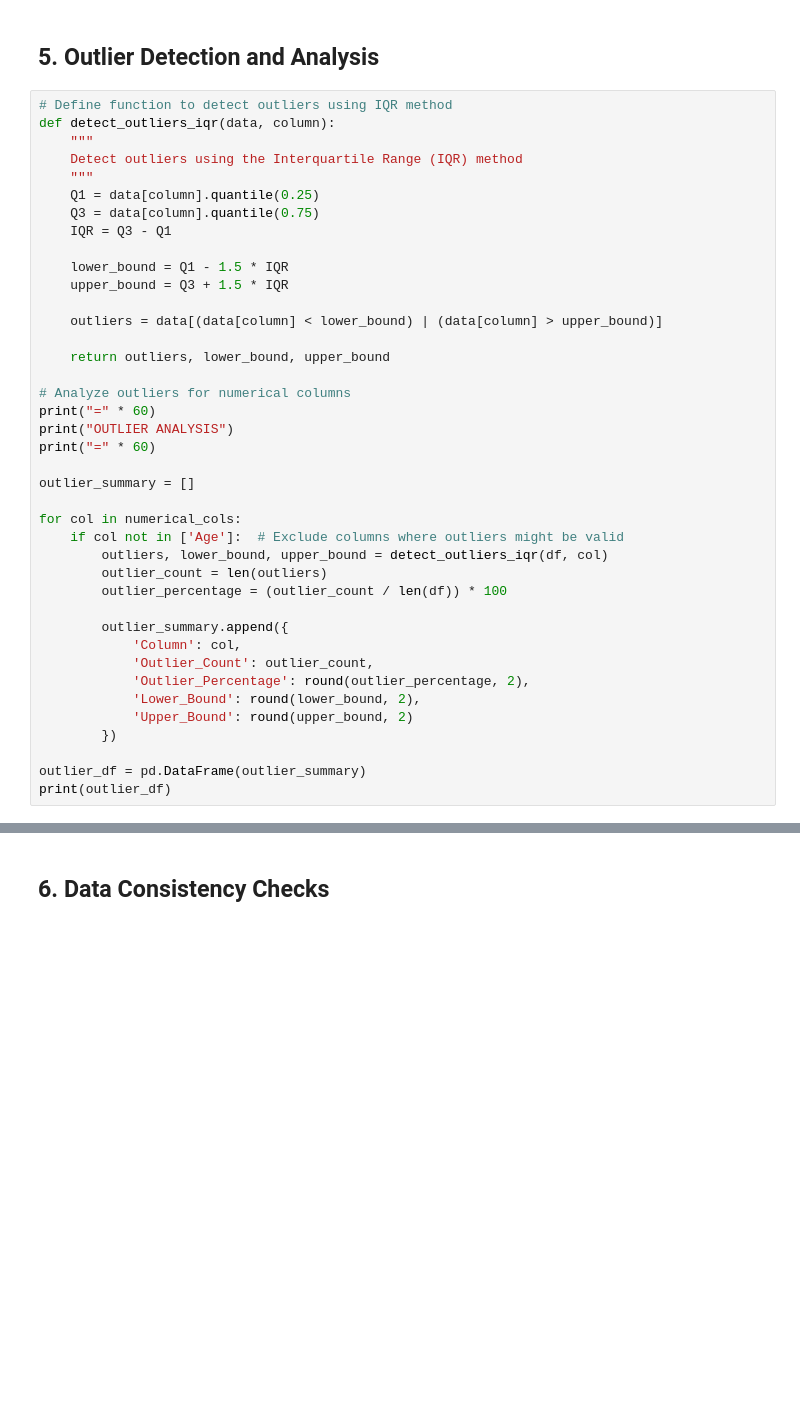
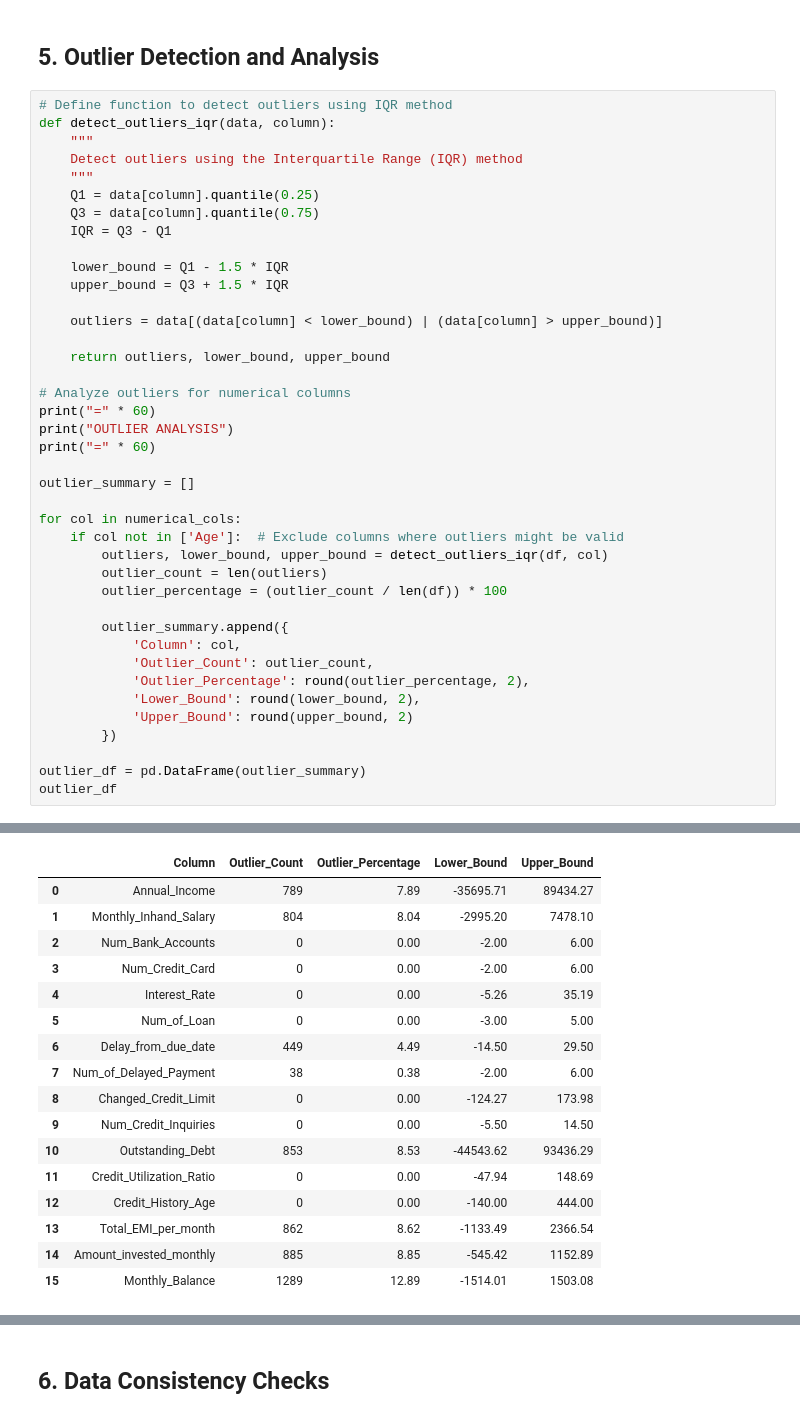
Before and after one commit to SameerRamzan/Credit-Score-Classification-Project, a Jupyter notebook: notebooks/01_data_cleaning.ipynb, the cells around one changed output, grey strips where cells are left out. Drawn from its saved outputs; the diff is of its cells as text; blank space fills up the shorter version.

```diff
--- a/notebooks/01_data_cleaning.ipynb
+++ b/notebooks/01_data_cleaning.ipynb
@@ -236,4 +318,5 @@ for col in numerical_cols:
         })
 
 outlier_df = pd.DataFrame(outlier_summary)
-print(outlier_df)
+outlier_df
+# %% [output]
@@ -240,3 +326,20 @@ print(outlier_df)
+|  | Column | Outlier_Count | Outlier_Percentage | Lower_Bound | Upper_Bound |
+| 0 | Annual_Income | 789 | 7.89 | -35695.71 | 89434.27 |
+| 1 | Monthly_Inhand_Salary | 804 | 8.04 | -2995.20 | 7478.10 |
+| 2 | Num_Bank_Accounts | 0 | 0.00 | -2.00 | 6.00 |
+| 3 | Num_Credit_Card | 0 | 0.00 | -2.00 | 6.00 |
+| 4 | Interest_Rate | 0 | 0.00 | -5.26 | 35.19 |
+| 5 | Num_of_Loan | 0 | 0.00 | -3.00 | 5.00 |
+| 6 | Delay_from_due_date | 449 | 4.49 | -14.50 | 29.50 |
+| 7 | Num_of_Delayed_Payment | 38 | 0.38 | -2.00 | 6.00 |
+| 8 | Changed_Credit_Limit | 0 | 0.00 | -124.27 | 173.98 |
+| 9 | Num_Credit_Inquiries | 0 | 0.00 | -5.50 | 14.50 |
+| 10 | Outstanding_Debt | 853 | 8.53 | -44543.62 | 93436.29 |
+| 11 | Credit_Utilization_Ratio | 0 | 0.00 | -47.94 | 148.69 |
+| 12 | Credit_History_Age | 0 | 0.00 | -140.00 | 444.00 |
+| 13 | Total_EMI_per_month | 862 | 8.62 | -1133.49 | 2366.54 |
+| 14 | Amount_invested_monthly | 885 | 8.85 | -545.42 | 1152.89 |
+| 15 | Monthly_Balance | 1289 | 12.89 | -1514.01 | 1503.08 |
 # %%
 # Visualize outliers for key numerical columns
 key_numerical_cols = ['Annual_Income', 'Monthly_Inhand_Salary', 'Outstanding_Debt', 'Monthly_Balance']
```
Also changed, not shown: parts of 18 cells of this notebook.
